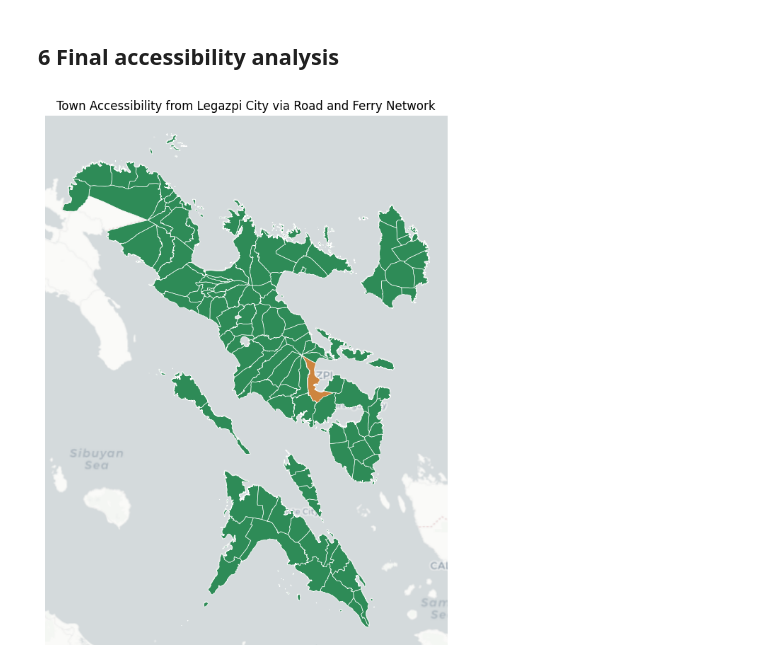
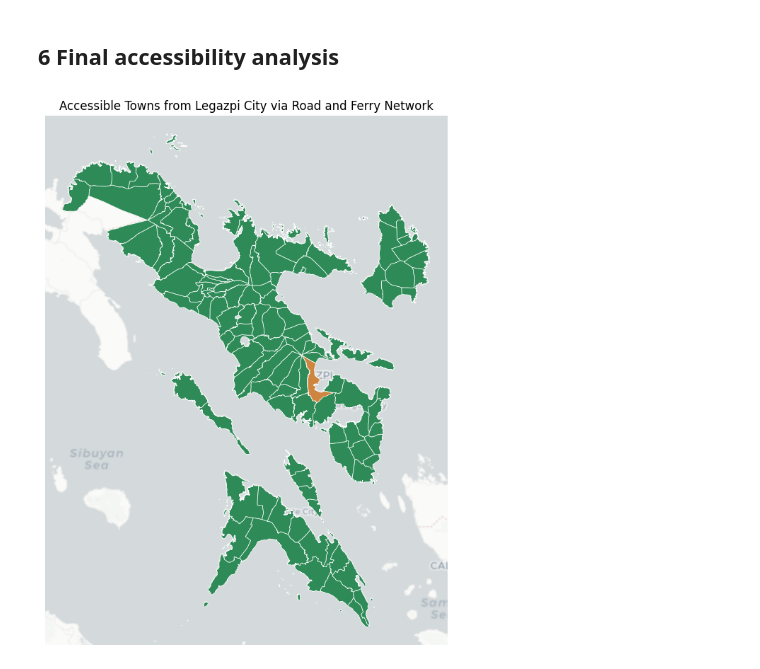
Before and after one commit to rixmape/transport-network-analysis, a Jupyter notebook: 02-transport-network.ipynb, the cells around one changed output. Cells and saved outputs as stored; diff of their text form; code cells hidden in the pictures.

Commit message:
Refactor network modeling

```diff
--- a/02-transport-network.ipynb
+++ b/02-transport-network.ipynb
@@ -18,23 +18,24 @@ from scipy.spatial import cKDTree
 
 warnings.filterwarnings("ignore")
 # %%
-BASE_PATH = "./data"
-BOUNDARIES_FILE = os.path.join(BASE_PATH, "boundaries.gpkg")
+BASE_PATH = os.path.join(".", "outputs")
+GDF_BOUNDS = gpd.read_file(os.path.join(BASE_PATH, "boundaries.gpkg"))
+
+ORIGIN_TOWN = "Legazpi City"
 # %%
-def plot_network_map(
+def plot_with_basemap(
     ax: Axes,
-    gdf: gpd.GeoDataFrame,
     title: str,
     filename: str = None,
     padding: float = 0.1,
 ) -> None:
-    x_min, y_min, x_max, y_max = gdf.total_bounds
+    x_min, y_min, x_max, y_max = GDF_BOUNDS.total_bounds
     ax.set_xlim(x_min - padding, x_max + padding)
     ax.set_ylim(y_min - padding, y_max + padding)
 
     cx.add_basemap(
         ax,
-        crs=gdf.crs,
+        crs=GDF_BOUNDS.crs,
         source=cx.providers.CartoDB.Positron,
         attribution="",
     )
@@ -342,20 +310,12 @@ plot_network_map(
 # %% [markdown]
 ## 6 Final accessibility analysis
 # %%
-column = "final_access"
-
-gdf_boundaries[column] = get_accessible_towns(
-    G=graph_merged,
-    gdf=gdf_boundaries.copy(),
-    origin_town=origin_town,
-)
+accessible_towns = get_accessible_towns(graph=graph_merged)
 
 plot_accessibility_map(
-    gdf=gdf_boundaries,
-    column=column,
-    origin_town=origin_town,
-    title=f"Town Accessibility from {origin_town} via Road and Ferry Network",
-    filename="final_accessibility_map.png",
+    accessible_towns=accessible_towns,
+    title=f"Accessible Towns from {ORIGIN_TOWN} via Road and Ferry Network",
+    filename="initial_accessibility_map.png",
 )
 # %% [output]
-[figure, old version]
+[figure, new version]
```
Also changed, not shown: parts of 13 cells of this notebook, 3 other files.
